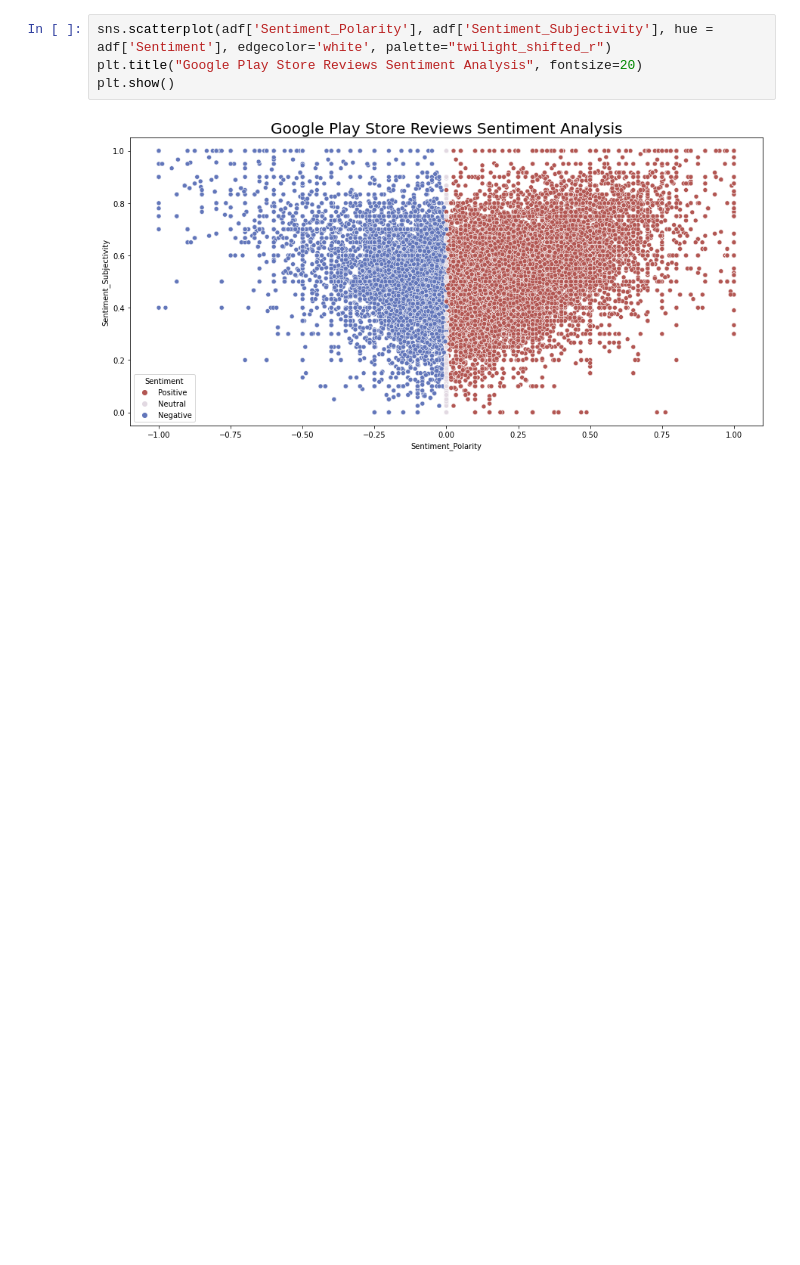
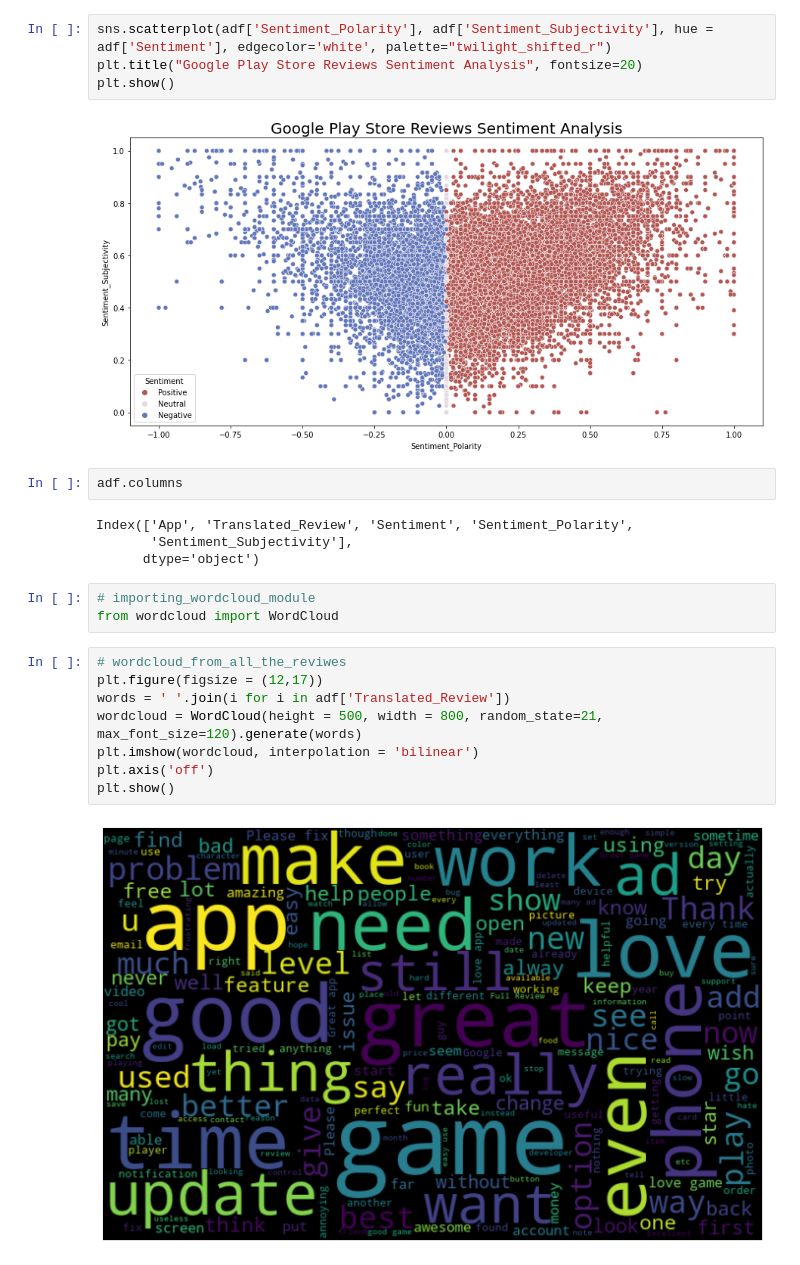
Before and after one commit to MrVishalKumbhar/Google_Play_Store_Review, a Jupyter notebook: Google_platstore_review.ipynb, the cells around one changed output. Cells and saved outputs as stored; diff of their text form; blank space fills up the shorter version.

Commit message:
#wordcloud_from_all_the_reviwes

```diff
--- a/Google_platstore_review.ipynb
+++ b/Google_platstore_review.ipynb
@@ -689,3 +689,22 @@ plt.title("Google Play Store Reviews Sentiment Analysis", fontsize=20)
 plt.show()
 # %% [output]
 [figure]
+# %%
+adf.columns
+# %% [output]
+Index(['App', 'Translated_Review', 'Sentiment', 'Sentiment_Polarity',
+       'Sentiment_Subjectivity'],
+      dtype='object')
+# %%
+# importing_wordcloud_module
+from wordcloud import WordCloud
+# %%
+# wordcloud_from_all_the_reviwes
+plt.figure(figsize = (12,17))
+words = ' '.join(i for i in adf['Translated_Review'])
+wordcloud = WordCloud(height = 500, width = 800, random_state=21, max_font_size=120).generate(words)
+plt.imshow(wordcloud, interpolation = 'bilinear')
+plt.axis('off')
+plt.show()
+# %% [output]
+[figure, added]
```
